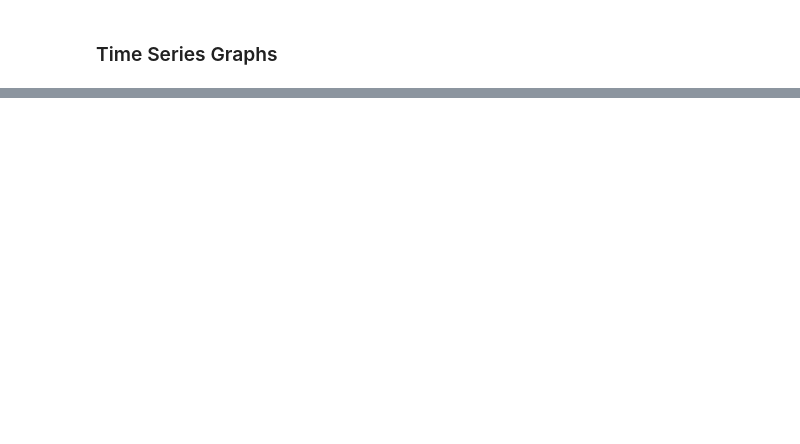
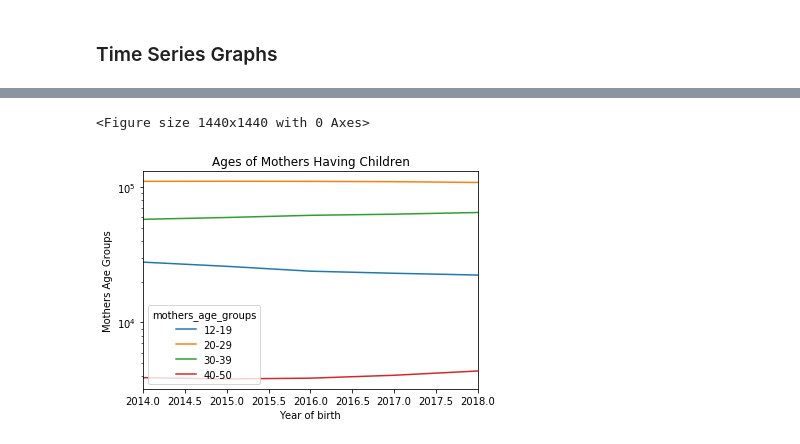
Before and after one commit to mkwasnica/CDC_capstone, a Jupyter notebook: notebooks/CHTimeSeries.ipynb, the cells around one changed output, grey strips where cells are left out. Cells and saved outputs as stored; diff of their text form; code cells hidden in the pictures; blank space fills up the shorter version.

```diff
--- a/notebooks/CHTimeSeries.ipynb
+++ b/notebooks/CHTimeSeries.ipynb
@@ -4,7 +4,5 @@ import numpy as np
 import matplotlib.pyplot as plt
 #import seaborn as sns
 # %%
-totDF = pd.read_csv('../data/raw/totSampDF18.csv')
-totDF = totDF.drop(totDF.columns[0],axis=1)#.reset_index()
-totClean = pd.read_csv('../data/raw/Cleaned_data_set.csv')
-totClean = totClean.drop(totClean.columns[0],axis=1)#.reset_index()
+totDF = pd.read_csv('../data/raw/Cleaned_data_set.csv')
+#totClean = totClean.drop(totClean.columns[0],axis=1)#.reset_index()
@@ -13,6 +9,6 @@ FileNotFoundError: [Errno 2] File b'../data/raw/totSampDF18.csv' does not exist:
 # %%
 totClean['mothers_age'].value_counts()
 # %%
-births['admit_NICU'] = births['admit_NICU'].replace(' ', 'U')
+totDF['admit_NICU'] = totDF['admit_NICU'].replace(' ', 'U')
 # %%
 totDF['mothers_bmi'] = pd.to_numeric(totDF['mothers_bmi'], errors = 'coerce')
@@ -119,9 +146,12 @@ plt.savefig('./Saved_Visualizations/mother_1stchild_ts.png')
 # %%
 plot_gpYR(totDF,'mothers_age_groups','Year of birth',
-        'Mothers Age','Ages of Mothers Having Children)
+        'Mothers Age Groups','Ages of Mothers Having Children')
 
 plt.savefig('./Saved_Visualizations/mother_agegroup_ts.pdf')
 plt.savefig('./Saved_Visualizations/mother_agegroup_ts.png')
+# %% [output]
+<Figure size 1440x1440 with 0 Axes>
+[figure, added]
 # %%
 plot_gpYR(totDF,'plurality','Years of birth',
           'Number of cases of Plurality', 'Plurality per year')
```
Also changed, not shown: parts of 12 cells of this notebook, 7 other files.
